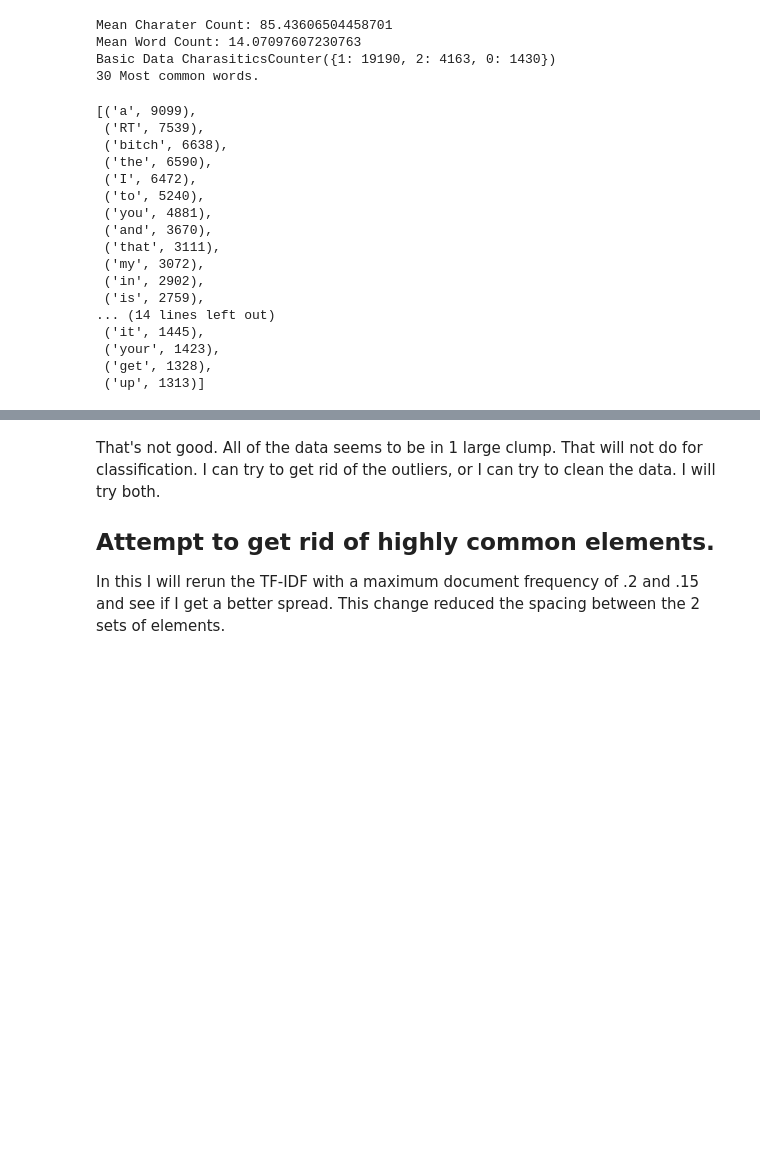
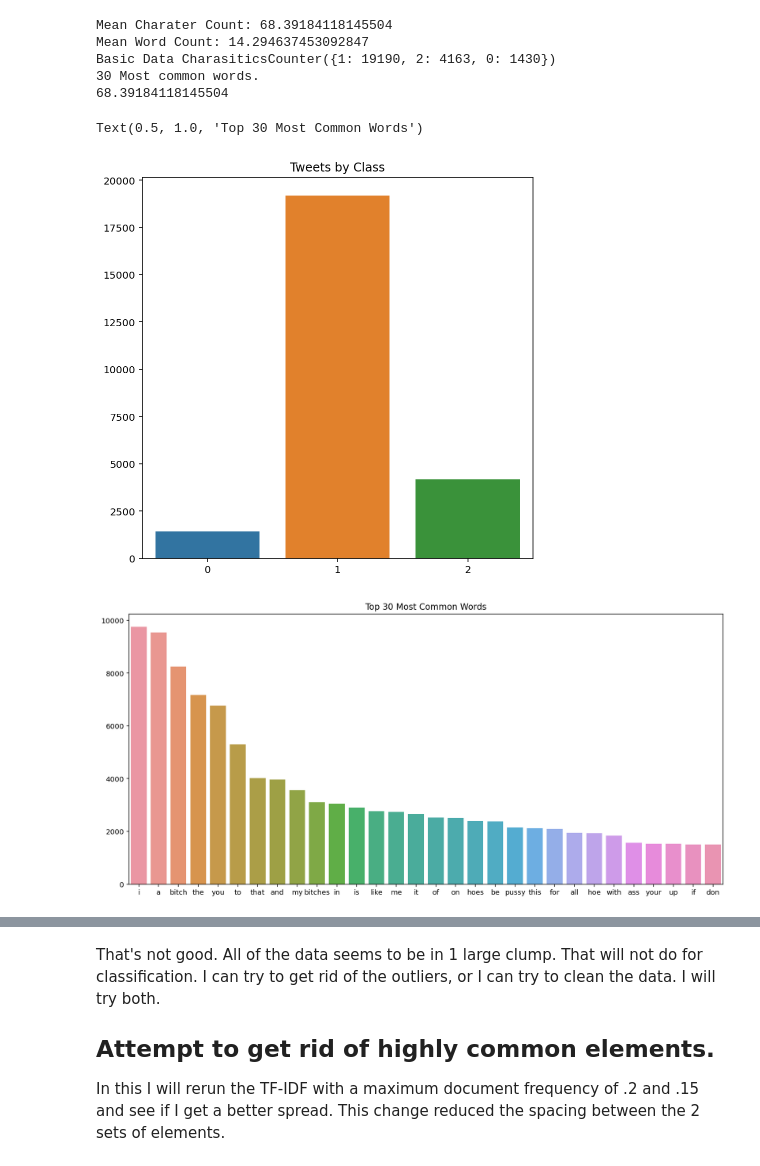
Before and after one commit to isaac1987a/Unsupervised-Learning-Final, a Jupyter notebook: Hate Speach Detection.ipynb, the cells around one changed output, grey strips where cells are left out. Cells and saved outputs as stored; diff of their text form; code cells hidden in the pictures; blank space fills up the shorter version.

```diff
--- a/Hate Speach Detection.ipynb
+++ b/Hate Speach Detection.ipynb
@@ -101,0 +110,28 @@ The average character count of the uncleaned tweets is 85.  The average word cou
+# %%
+def text_cleanup(text):
+    #Remove usernames replace @xxx: with whitespace
+    text = re.sub(r"@.*?:", " ", text)
+    #remove unicode characters
+    text = re.sub(r"&#[0-9]{1,6};", " ", text)
+    #lowercase all text
+    text = text.lower()
+    #remove URL's
+    text = re.sub(r'http[s]?:\/\/.*?"', " ", text)
+    #remove special characters and numberrs'
+    #I chose to leave in *'s as they are a common manipulation to get around filters
+    text = re.sub(r"[^a-z\*]", " ", text)
+    #remove "RT"
+    text = re.sub(r"\bRT\b", "", text)
+    text = re.sub(r"rt\b", "", text)
+    #remove lone T and S
+    text = re.sub(r"\b(t|s|m)\b", "", text)
+    #Remove Residual HTTP
+    text = re.sub(r"\b(http[s]?|co[m]?)\b", "", text)
+    #remove repeat whitespace and newlines
+    text = re.sub(r"\s\s+", " ", text)
+    text = re.sub(r"\n+", "", text)
+    return text
+
+
+raw_data["tweet"] = raw_data["tweet"].apply(text_cleanup)
+print(raw_data['tweet'])
@@ -102,28 +158,23 @@ The average character count of the uncleaned tweets is 85.  The average word cou
 # %%
 print("Mean Charater Count: " + str(statistics.mean(raw_data['tweet'].str.len())))
 print("Mean Word Count: " + str(np.mean(raw_data['tweet'].apply(lambda x: len([words for words in x.split(" ") if isinstance(x, str)])))))
 print("Basic Data Charasitics" + str(Counter(raw_data['class'])))
 print("30 Most common words.")
-Counter(" ".join(raw_data['tweet']).split()).most_common(30)
+bad_words = (Counter(" ".join(raw_data['tweet']).split()).most_common(30))
+bad_words = list(zip(*bad_words))
+print(statistics.mean(raw_data['tweet'].str.len()))
+fig, ax = plt.subplots(figsize=(7, 7))
+keys = list(Counter(raw_data['class']).keys())
+vals = [Counter(raw_data['class'])[k] for k in keys]
+sns.barplot(x=keys, y=vals, ax=ax).set_title("Tweets by Class")
+fig, ax = plt.subplots(figsize=(15, 7))
+sns.barplot(x = list(bad_words[0]), y = list(bad_words[1]), ax=ax).set_title("Top 30 Most Common Words")
 # %% [output]
-Mean Charater Count: 85.43606504458701
-Mean Word Count: 14.07097607230763
+Mean Charater Count: 68.39184118145504
+Mean Word Count: 14.294637453092847
 Basic Data CharasiticsCounter({1: 19190, 2: 4163, 0: 1430})
 30 Most common words.
+68.39184118145504
-[('a', 9099),
- ('RT', 7539),
- ('bitch', 6638),
- ('the', 6590),
- ('I', 6472),
- ('to', 5240),
- ('you', 4881),
- ('and', 3670),
- ('that', 3111),
- ('my', 3072),
- ('in', 2902),
- ('is', 2759),
-... (14 lines left out)
- ('it', 1445),
- ('your', 1423),
- ('get', 1328),
- ('up', 1313)]
+Text(0.5, 1.0, 'Top 30 Most Common Words')
+[figure, added]
+[figure, added]
```
Also changed, not shown: parts of 18 cells of this notebook.
